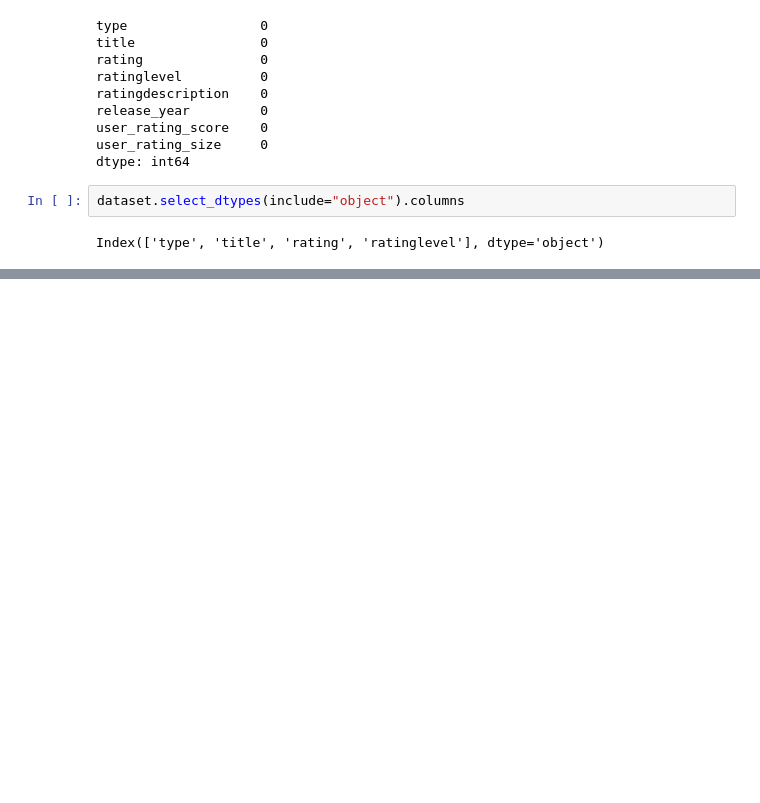
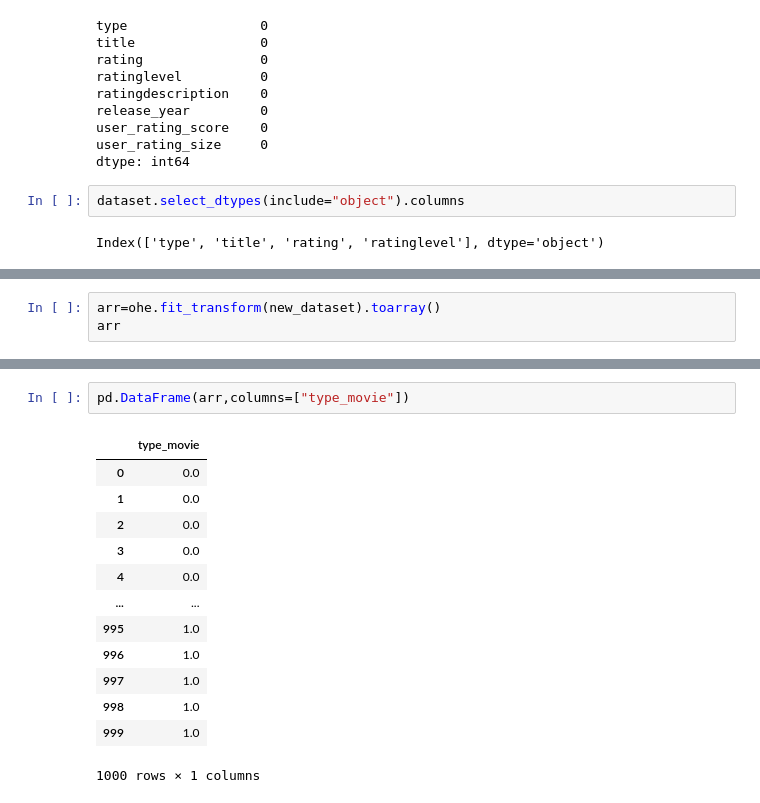
Before and after one commit to dev-tanmay-jana/pandas_python, a Jupyter notebook: machine_learning/machine.ipynb, the cells around one changed output, grey strips where cells are left out. Cells and saved outputs as stored; diff of their text form; blank space fills up the shorter version.

```diff
--- a/machine_learning/machine.ipynb
+++ b/machine_learning/machine.ipynb
@@ -295,0 +339,3 @@ Index(['type', 'title', 'rating', 'ratinglevel'], dtype='object')
+# %%
+arr=ohe.fit_transform(new_dataset).toarray()
+arr
@@ -295,0 +360,16 @@ Index(['type', 'title', 'rating', 'ratinglevel'], dtype='object')
+# %%
+pd.DataFrame(arr,columns=["type_movie"])
+# %% [output]
+|  | type_movie |
+| 0 | 0.0 |
+| 1 | 0.0 |
+| 2 | 0.0 |
+| 3 | 0.0 |
+| 4 | 0.0 |
+| ... | ... |
+| 995 | 1.0 |
+| 996 | 1.0 |
+| 997 | 1.0 |
+| 998 | 1.0 |
+| 999 | 1.0 |
+1000 rows × 1 columns
```
Also changed, not shown: parts of 8 cells of this notebook.
